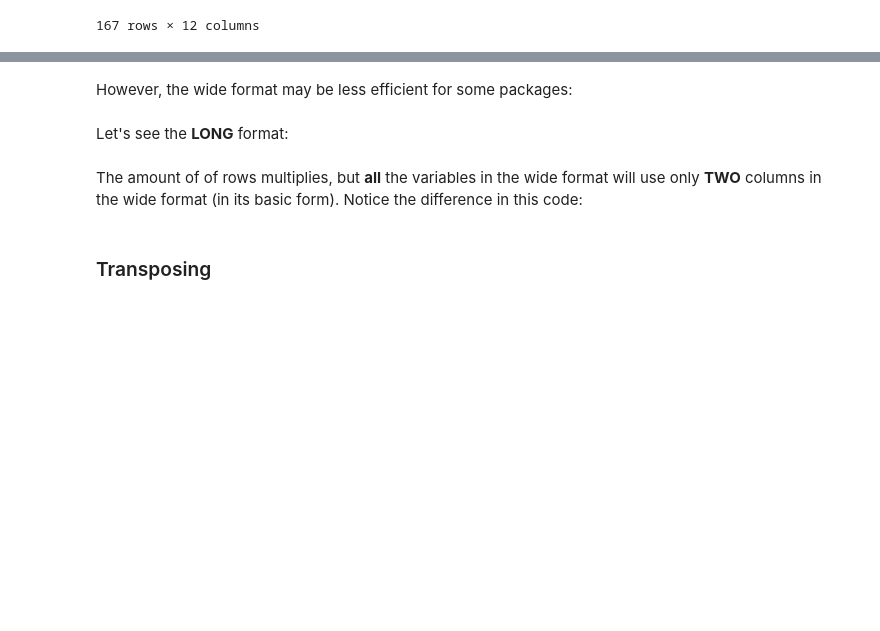
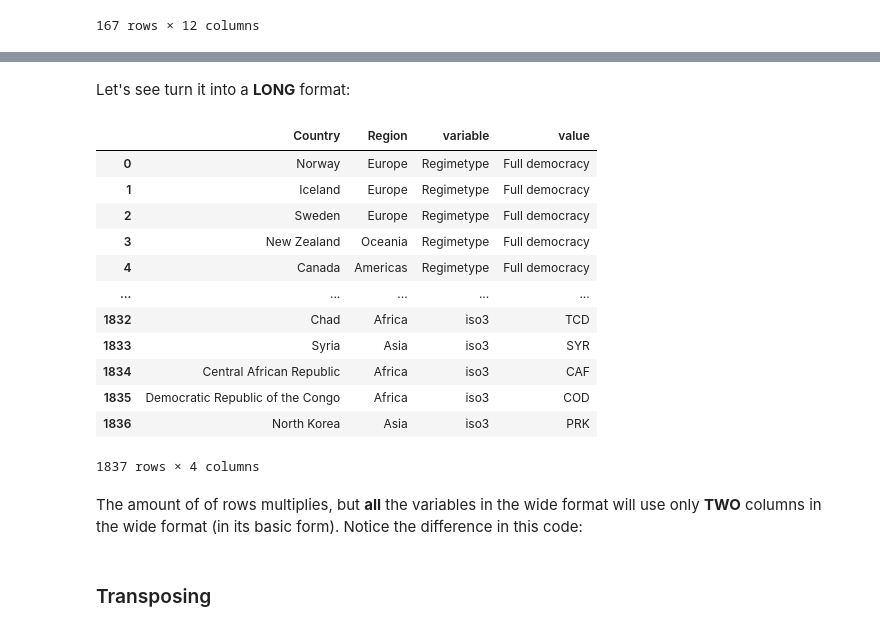
Before and after one commit to rhsu4/CTforGA_integrating, a Jupyter notebook: Integrating_and_Reshaping.ipynb, the cells around one changed output, grey strips where cells are left out. Saved outputs shown, nothing was run; the diff lists cells and outputs as text; code cells hidden in the pictures; blank space fills up the shorter version.

Commit message:
update data region

```diff
--- a/Integrating_and_Reshaping.ipynb
+++ b/Integrating_and_Reshaping.ipynb
@@ -556,3 +563,3 @@ allData.to_csv('allData.csv',index=False)
 # %%
-linkDataRegion='https://github.com/EvansDataScience/CTforGA_integrating/raw/main/regiondata.csv'
-DataRegion=pd.read_csv(linkDataRegion)
+allDataFull=pd.read_csv('https://github.com/EvansDataScience/CTforGA_integrating/raw/main/allDataFull.csv')
+allDataFull
@@ -637,2 +579,0 @@ allRight.loc[:,['intusers','pob']].boxplot(vert=False,figsize=(15,5),grid=False)
-# %% [markdown]
-However, the wide format may be less efficient for some packages:
@@ -646,7 +580,21 @@ base + p9.geom_boxplot(p9.aes(x=1,y='intusers')) + p9.geom_boxplot(p9.aes(x=2,y=
 # %% [markdown]
-Let's see the **LONG** format:
+Let's see turn it into a **LONG** format:
 # %%
-allRight.melt(id_vars=['Country'])
+allDataFull.melt(id_vars=['Country','Region'])
+# %% [output]
+|  | Country | Region | variable | value |
+| 0 | Norway | Europe | Regimetype | Full democracy |
+| 1 | Iceland | Europe | Regimetype | Full democracy |
+| 2 | Sweden | Europe | Regimetype | Full democracy |
+| 3 | New Zealand | Oceania | Regimetype | Full democracy |
+| 4 | Canada | Americas | Regimetype | Full democracy |
+| ... | ... | ... | ... | ... |
+| 1832 | Chad | Africa | iso3 | TCD |
+| 1833 | Syria | Asia | iso3 | SYR |
+| 1834 | Central African Republic | Africa | iso3 | CAF |
+| 1835 | Democratic Republic of the Congo | Africa | iso3 | COD |
+| 1836 | North Korea | Asia | iso3 | PRK |
+1837 rows × 4 columns
 # %% [markdown]
 The amount of of rows multiplies, but **all** the variables in the wide format will use only **TWO** columns in the wide format (in its basic form). Notice the difference in this code:
 # %%
```
Also changed, not shown: parts of 31 cells of this notebook, 2 other files.
